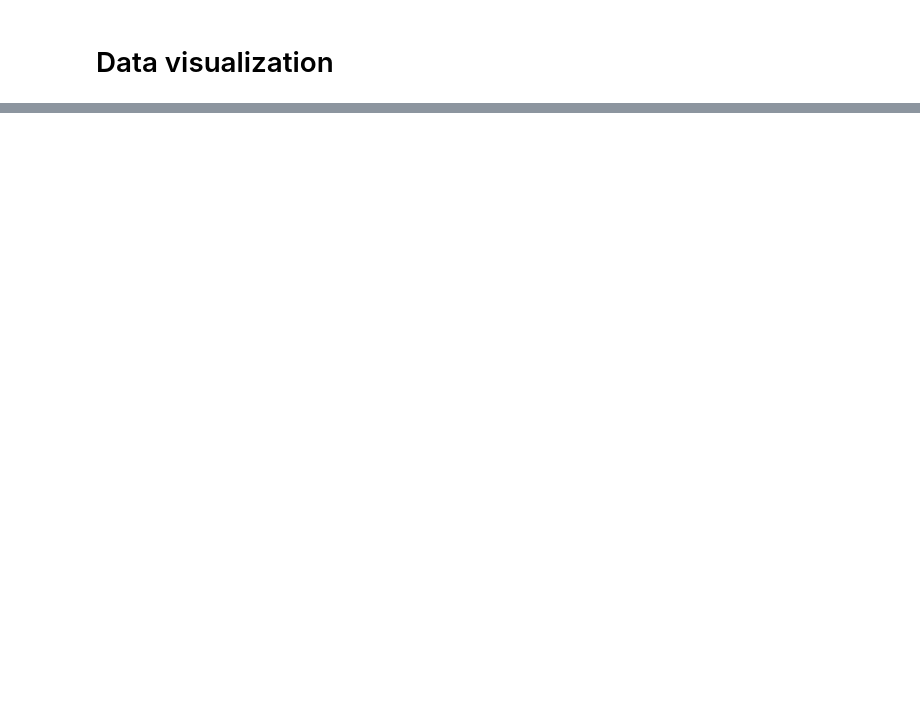
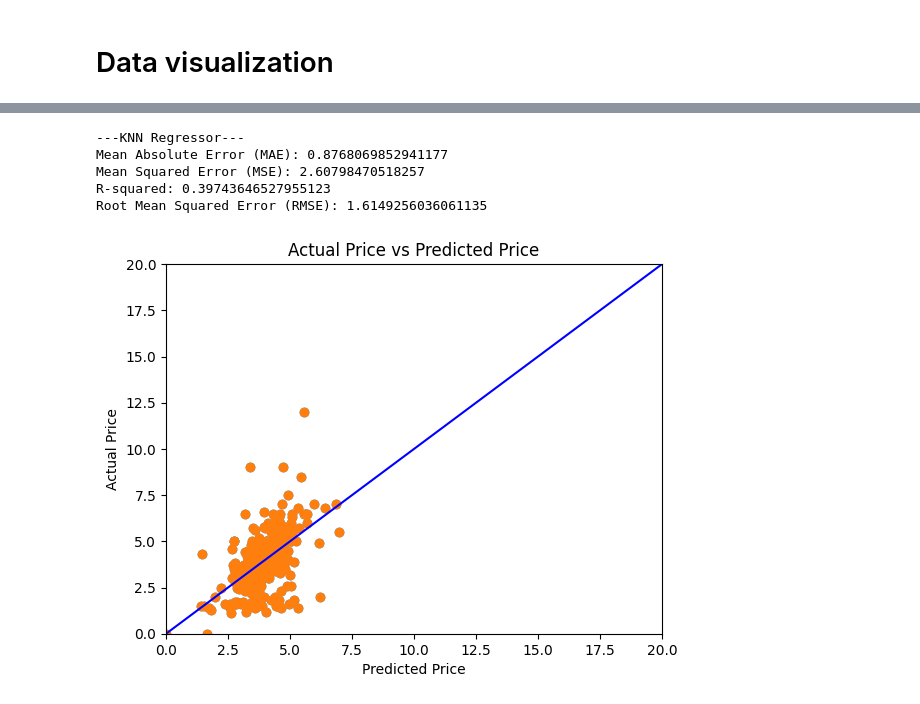
Before and after one commit to bkrental/website-crawler-service, a Jupyter notebook: website_scraper/models/price_predicting_model.ipynb, the cells around one changed output, grey strips where cells are left out. Cells and saved outputs as stored; diff of their text form; code cells hidden in the pictures; blank space fills up the shorter version.

```diff
--- a/website_scraper/models/price_predicting_model.ipynb
+++ b/website_scraper/models/price_predicting_model.ipynb
@@ -49,0 +198,11 @@ plt.show()
+# %%
+# Choose n_neighbors
+from sklearn.model_selection import GridSearchCV
+
+param_grid = {'n_neighbors': np.arange(1, 50)}
+
+knn = KNeighborsRegressor()
+knn_cv = GridSearchCV(knn, param_grid, cv=5)
+knn_cv.fit(X_train, y_train)
+
+print(knn_cv.best_params_)
@@ -49,0 +211,2 @@ plt.show()
+# %%
+knn_cv.fit(X_train, y_train)
@@ -49,0 +218,6 @@ plt.show()
+# %%
+# # KNN Regressor
+# knn_model = KNeighborsRegressor(n_neighbors=knn_cv.best_params_['n_neighbors'])
+# knn_model.fit(X_train, y_train)
+y_pred = knn_cv.predict(X_test)
+y_pred
@@ -49,0 +242,48 @@ plt.show()
+# %%
+from sklearn.metrics import mean_absolute_error, mean_squared_error, r2_score
+
+print('---KNN Regressor---')
+
+# Calculate the MAE
+mae = mean_absolute_error(y_test, y_pred)
+print('Mean Absolute Error (MAE):', mae)
+
+# Calculate the MSE
+mse = mean_squared_error(y_test, y_pred)
+print('Mean Squared Error (MSE):', mse)
+
+# Calculate the RSqared
+rsquared = r2_score(y_test, y_pred)
+print('R-squared:', rsquared)
+
+# Calculate the RMSE
+rmse = np.sqrt(mse)
+print('Root Mean Squared Error (RMSE):', rmse)
+# %% [output]
+---KNN Regressor---
+Mean Absolute Error (MAE): 0.8768069852941177
+Mean Squared Error (MSE): 2.60798470518257
+R-squared: 0.39743646527955123
+Root Mean Squared Error (RMSE): 1.6149256036061135
+# %%
+# do a scatter plot of the predicted price vs the actual price
+plt.scatter(y_pred, y_test)
+plt.ylabel('Actual Price')
+import matplotlib.pyplot as plt
+
+plt.scatter(y_pred, y_test)
+plt.xlabel('Predicted Price')
+plt.ylabel('Actual Price')
+plt.title('Actual Price vs Predicted Price')
+
+limits = [np.min([plt.xlim(), plt.ylim()]),  # min of both axes
+          np.max([plt.xlim(), plt.ylim()])]  # max of both axes
+
+plt.plot(limits, limits, 'b-')  # 'b-' means blue color, solid line
+
+
+plt.xlim(0, 20)
+plt.ylim(0, 20)
+plt.show()
+# %% [output]
+[figure, added]
```
Also changed, not shown: parts of 22 cells of this notebook, 1 other file.
